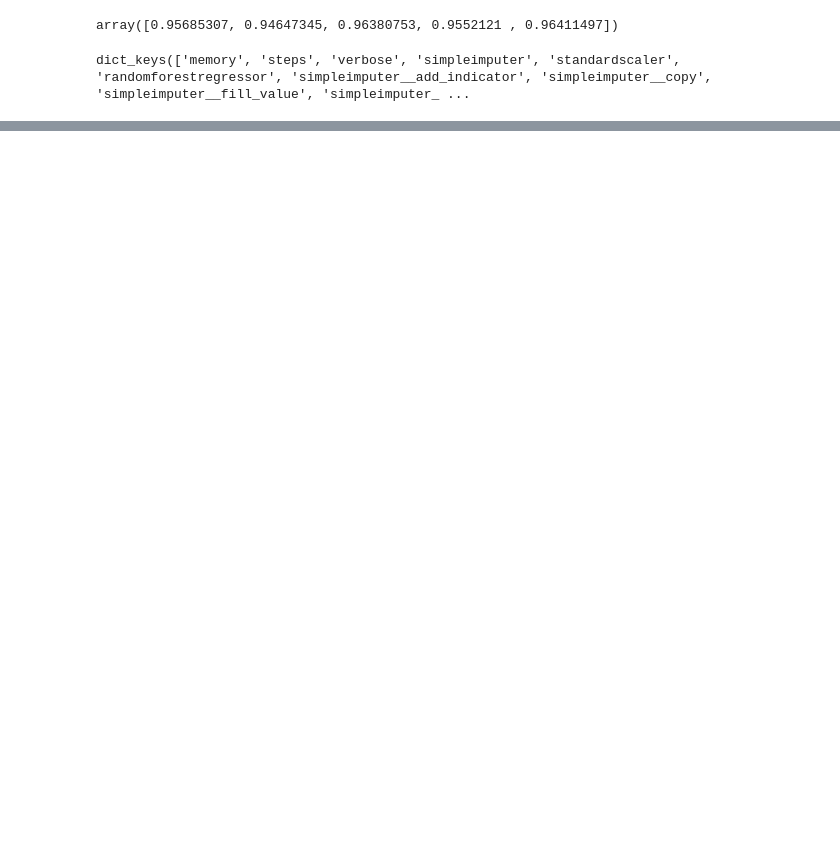
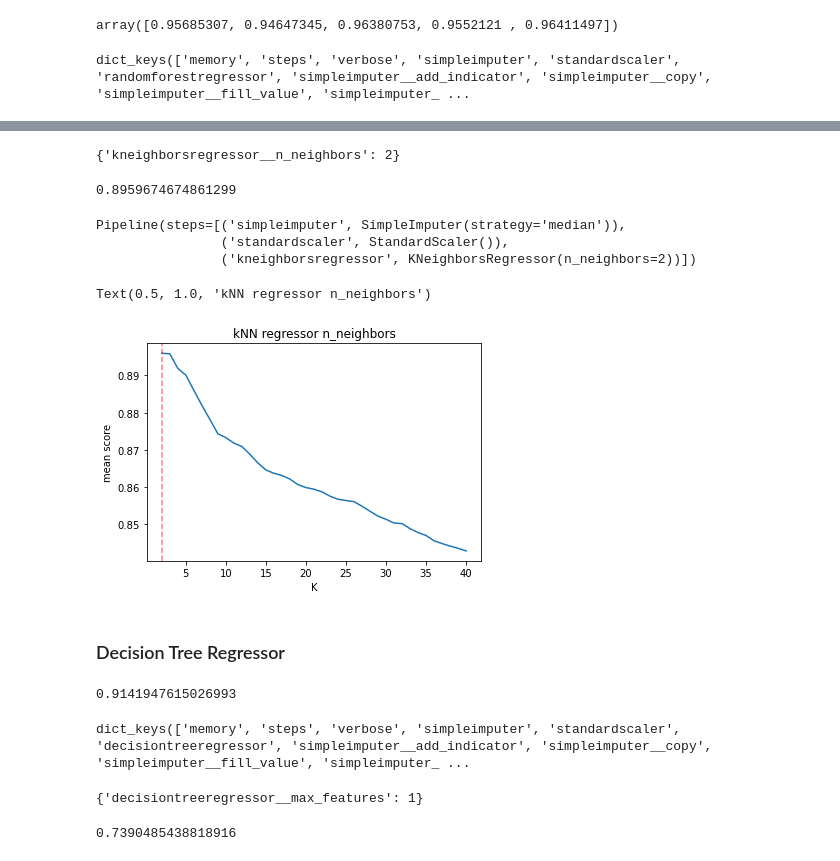
Before and after one commit to nehapatnaik2/Capstone_2-Life_expectancy_predictors, a Jupyter notebook: Life_expectancy.ipynb, the cells around one changed output, grey strips where cells are left out. Cells and saved outputs as stored; diff of their text form; code cells hidden in the pictures; blank space fills up the shorter version.

```diff
--- a/Life_expectancy.ipynb
+++ b/Life_expectancy.ipynb
@@ -593,0 +627,2 @@ Pipeline(steps=[('simpleimputer', SimpleImputer()),
+# %%
+pipe_KNN = make_pipeline(SimpleImputer(strategy='median'),StandardScaler(),KNeighborsRegressor())
@@ -593,0 +633,7 @@ Pipeline(steps=[('simpleimputer', SimpleImputer()),
+# %%
+k_range = [k+1 for k in range(1,40)]
+param_grid = {'kneighborsregressor__n_neighbors': k_range}
+# %%
+grid_KNN = GridSearchCV(pipe_KNN, param_grid = param_grid,cv =5, n_jobs = -1)
+# %%
+grid_KNN.fit(X_train,y_train)
@@ -593,0 +655,26 @@ Pipeline(steps=[('simpleimputer', SimpleImputer()),
+# %%
+grid_KNN.best_params_
+# %% [output]
+{'kneighborsregressor__n_neighbors': 2}
+# %%
+## best R square score:
+grid_KNN.best_score_
+# %% [output]
+0.8959674674861299
+# %%
+grid_KNN.best_estimator_
+# %% [output]
+Pipeline(steps=[('simpleimputer', SimpleImputer(strategy='median')),
+                ('standardscaler', StandardScaler()),
+                ('kneighborsregressor', KNeighborsRegressor(n_neighbors=2))])
+# %%
+plt.plot(k_range,grid_KNN.cv_results_['mean_test_score'])
+plt.axvline(x= grid_KNN.best_params_['kneighborsregressor__n_neighbors'], c='r', ls='--', alpha=.5)
+plt.xlabel('K')
+plt.ylabel('mean score')
+plt.title('kNN regressor n_neighbors')
+# %% [output]
+Text(0.5, 1.0, 'kNN regressor n_neighbors')
+[figure, added]
+# %% [markdown]
+### Decision Tree Regressor
@@ -595,0 +685,9 @@ cv_best_results_RF = cross_validate(pipe_RF, X_train,y_train, cv = 5)
+# %%
+cv_scores = cv_results['test_score']
+cv_scores.mean()
+# %% [output]
+0.9141947615026993
+# %%
+pipe_tree.get_params().keys()
+# %% [output]
+dict_keys(['memory', 'steps', 'verbose', 'simpleimputer', 'standardscaler', 'decisiontreeregressor', 'simpleimputer__add_indicator', 'simpleimputer__copy', 'simpleimputer__fill_value', 'simpleimputer_ ...
@@ -595,0 +700,8 @@ cv_best_results_RF = cross_validate(pipe_RF, X_train,y_train, cv = 5)
+# %%
+grid_dt.best_params_
+# %% [output]
+{'decisiontreeregressor__max_features': 1}
+# %%
+grid_dt.best_score_
+# %% [output]
+0.7390485438818916
```
Also changed, not shown: parts of 32 cells of this notebook.
